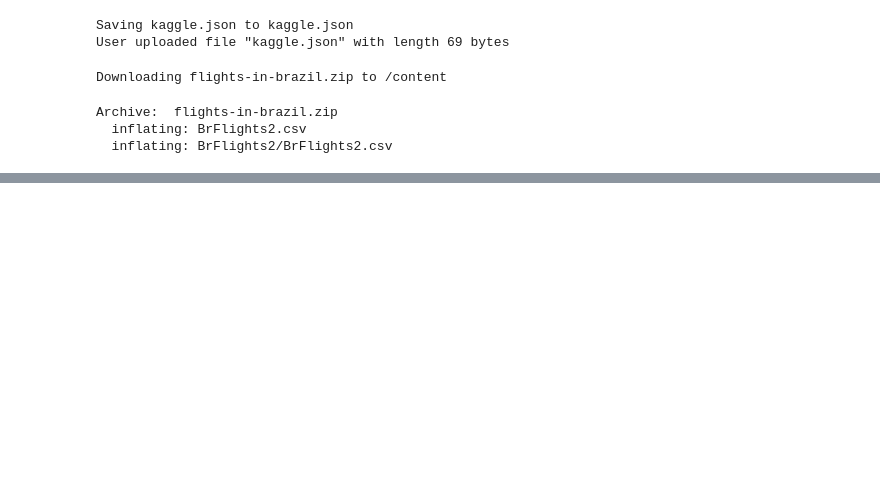
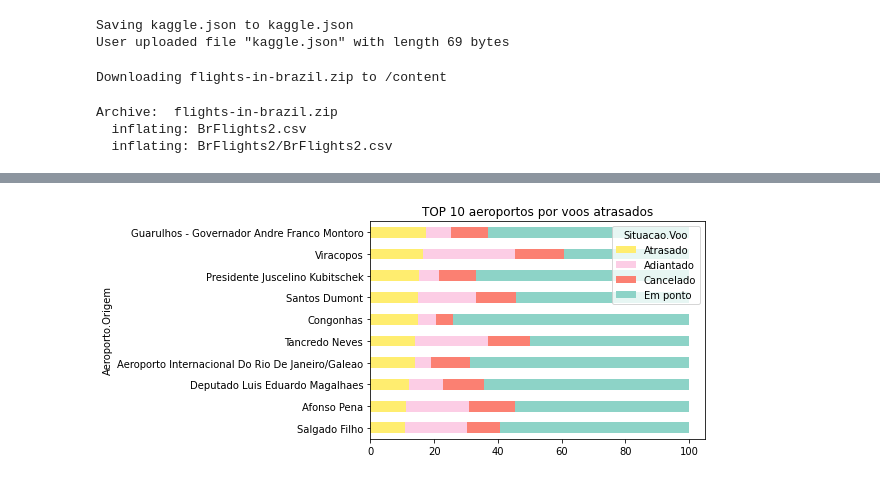
Before and after one commit to vinismachadoo/aviacao-civil-brasil, a Jupyter notebook: controle_estatistico_voos.ipynb, the cells around one changed output, grey strips where cells are left out. Saved outputs shown, nothing was run; the diff lists cells and outputs as text; code cells hidden in the pictures; blank space fills up the shorter version.

```diff
--- a/controle_estatistico_voos.ipynb
+++ b/controle_estatistico_voos.ipynb
@@ -45,0 +160,6 @@ voos_brasil = pd.read_csv('BrFlights2.csv', encoding='ISO-8859-1')
+# %%
+#Ordenando os 10 maiores aeroportos por taxa de voos atrasados
+situacao_por_aeroporto_origem_porcentagem = situacao_por_aeroporto_origem.tail(10).stack().groupby(level=0).apply(lambda x: 100*x / x.sum()).unstack()
+situacao_por_aeroporto_origem_porcentagem = situacao_por_aeroporto_origem_porcentagem.sort_values(by='Atrasado')
+# %%
+situacao_por_aeroporto_origem_porcentagem = situacao_por_aeroporto_origem_porcentagem[['Atrasado','Adiantado','Cancelado','Em ponto']]
@@ -45,0 +181,5 @@ voos_brasil = pd.read_csv('BrFlights2.csv', encoding='ISO-8859-1')
+# %%
+situacao_por_aeroporto_origem_porcentagem.plot(kind='barh', stacked=True, title='TOP 10 aeroportos por voos atrasados', colormap='Set3_r')
+plt.show()
+# %% [output]
+[figure, added]
```
Also changed, not shown: parts of 28 cells of this notebook.
